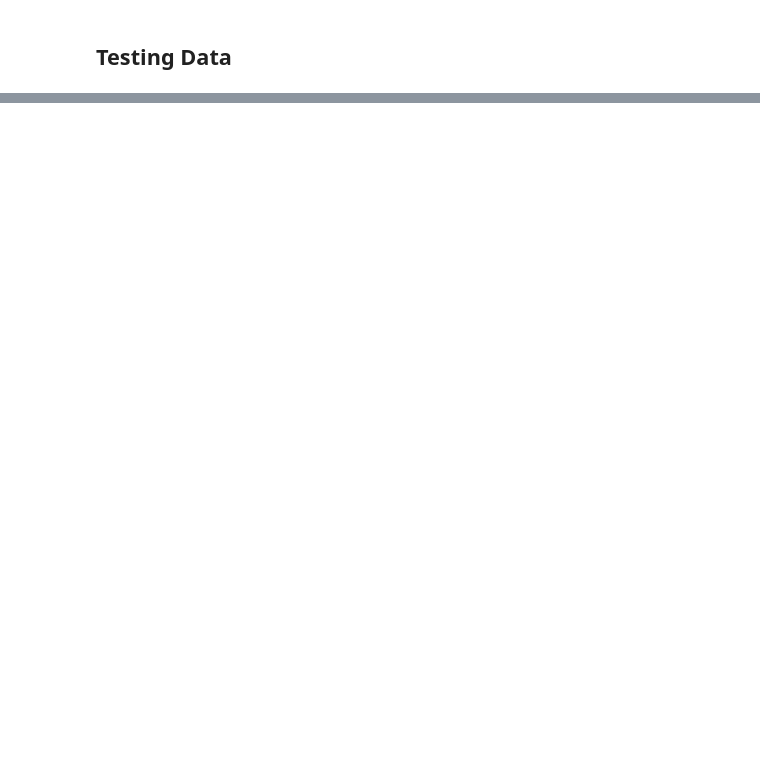
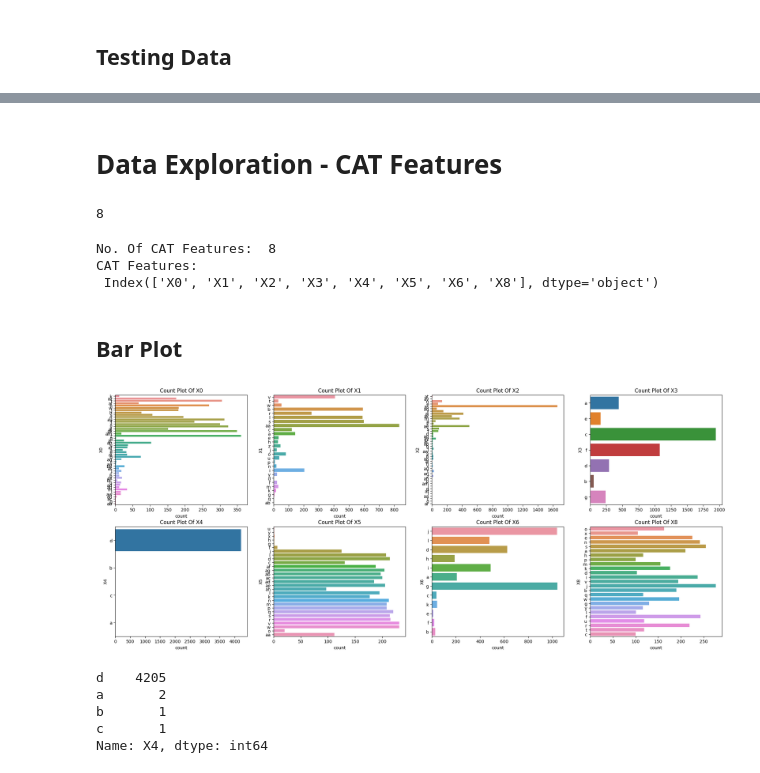
Before and after one commit to akshayyewle/Machine-Learning, a Jupyter notebook: 01 Mercedes Benz Greener Manufacturing/Project File R00.ipynb, the cells around one changed output, grey strips where cells are left out. Saved outputs shown, nothing was run; the diff lists cells and outputs as text; code cells hidden in the pictures; blank space fills up the shorter version.

Commit message:
Data Split added

```diff
--- a/01 Mercedes Benz Greener Manufacturing/Project File R00.ipynb
+++ b/01 Mercedes Benz Greener Manufacturing/Project File R00.ipynb
@@ -118,0 +190,4 @@ Index(['ID', 'y', 'X0', 'X1', 'X2', 'X3', 'X4', 'X5', 'X6', 'X8',
+# %%
+# Check Numeric Features
+for feature in train.select_dtypes('number').drop('y',axis=1).columns:
+    print(feature)
@@ -118,0 +276,34 @@ Index(['ID', 'y', 'X0', 'X1', 'X2', 'X3', 'X4', 'X5', 'X6', 'X8',
+# %% [markdown]
+# **Data Exploration - CAT Features**
+# %%
+len(train.select_dtypes('object').columns)
+# %% [output]
+8
+# %%
+print('No. Of CAT Features: ',len(train.select_dtypes('object').columns))
+print('CAT Features: ','\n',train.select_dtypes('object').columns)
+# %% [output]
+No. Of CAT Features:  8
+CAT Features:
+ Index(['X0', 'X1', 'X2', 'X3', 'X4', 'X5', 'X6', 'X8'], dtype='object')
+# %% [markdown]
+## **Bar Plot**
+# %%
+fig, ax = plt.subplots(2,4,figsize=(25,10))
+axes = ax.flatten()
+
+for ax, feature in zip(axes,train.select_dtypes('object')):
+    sns.countplot(data=train,y=feature,ax=ax)
+    ax.set_title(f'Count Plot Of {feature}')
+plt.show()
+# %% [output]
+[figure, added]
+# %%
+# Confirm The Value Counts Of X4 Column
+train['X4'].value_counts()
+# %% [output]
+d    4205
+a       2
+b       1
+c       1
+Name: X4, dtype: int64
```
Also changed, not shown: parts of 78 cells of this notebook.
